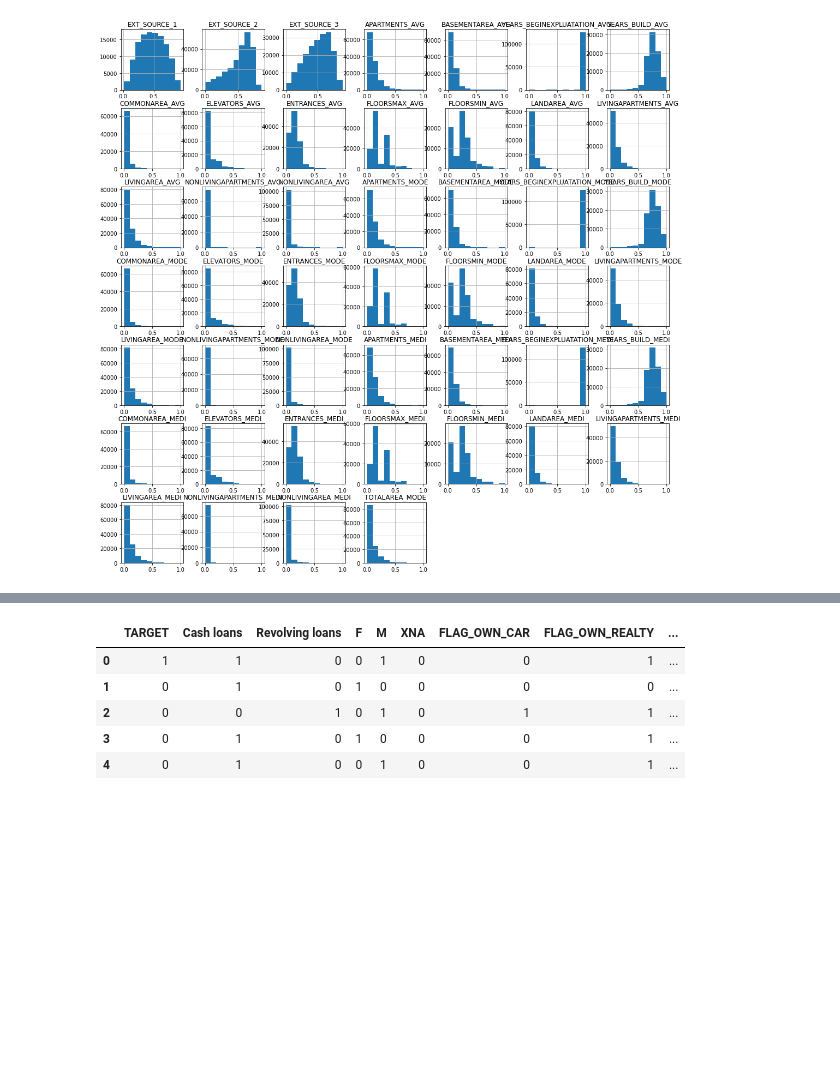
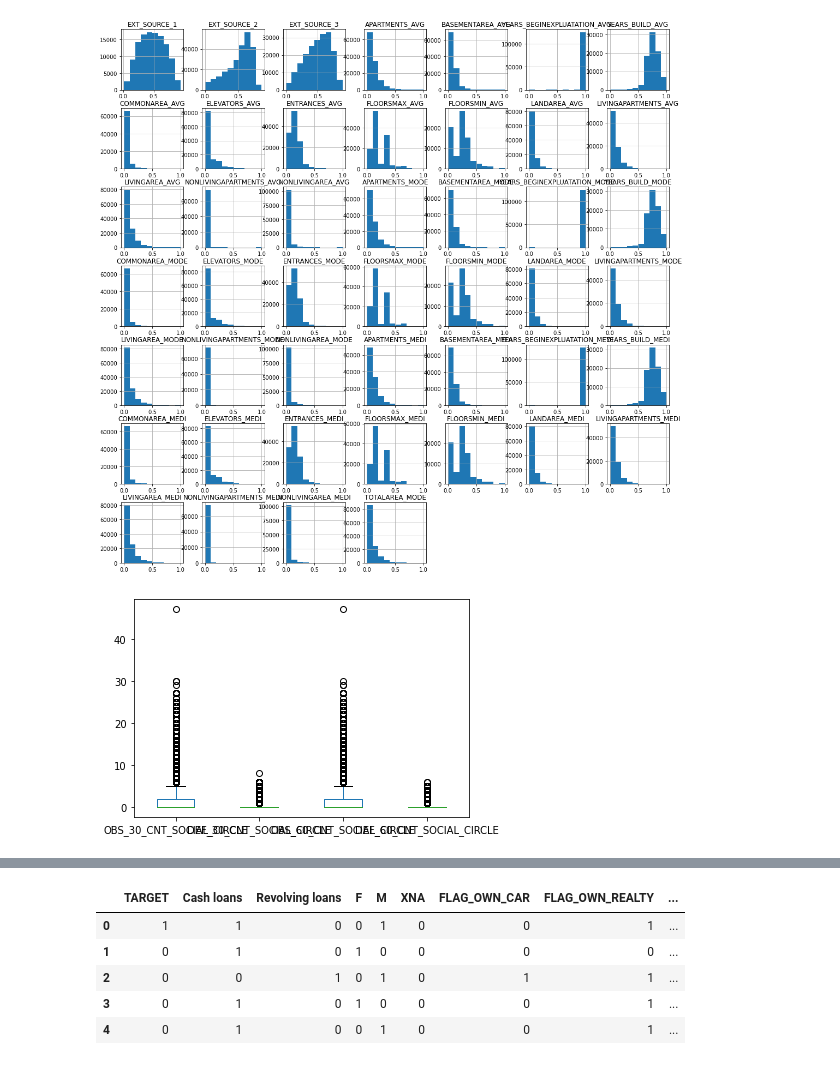
Before and after one commit to chandrakanthHA/Home_Credit, a Jupyter notebook: EDA.ipynb, the cells around one changed output, grey strips where cells are left out. Saved outputs shown, nothing was run; the diff lists cells and outputs as text; code cells hidden in the pictures; blank space fills up the shorter version.

```diff
--- a/Initial_EDA.ipynb
+++ b/EDA.ipynb
@@ -441,5 +458,12 @@ df.loc[:, "EXT_SOURCE_1" : "TOTALAREA_MODE"].hist(figsize=(18, 18));
 # %%
 # Filling all NaNs with mean values
 col_names = df.loc[:, "EXT_SOURCE_1" : "NONLIVINGAREA_MEDI"].columns
-df_clean[col_names] = df[col_names].fillna(value=df[col_names].mean())
-df_clean["TOTALAREA_MODE"] = df["TOTALAREA_MODE"].fillna(value=df["TOTALAREA_MODE"].mean())
+df_clean[col_names] = df[col_names].fillna(value=df[col_names].median())
+df_clean["TOTALAREA_MODE"] = df["TOTALAREA_MODE"].fillna(value=df["TOTALAREA_MODE"].median())
+# %%
+social_circle = ["OBS_30_CNT_SOCIAL_CIRCLE", "DEF_30_CNT_SOCIAL_CIRCLE", "OBS_60_CNT_SOCIAL_CIRCLE", "DEF_60_CNT_SOCIAL_CIRCLE"]
+df_clean[social_circle] = df[social_circle].fillna(value=df[social_circle].median())
+df_clean[social_circle] = mm_scaler.fit_transform(df_clean[social_circle])
+df[social_circle].plot(kind="box");
+# %% [output]
+[figure, added]
```
Also changed, not shown: parts of 25 cells of this notebook, 1 other file.
